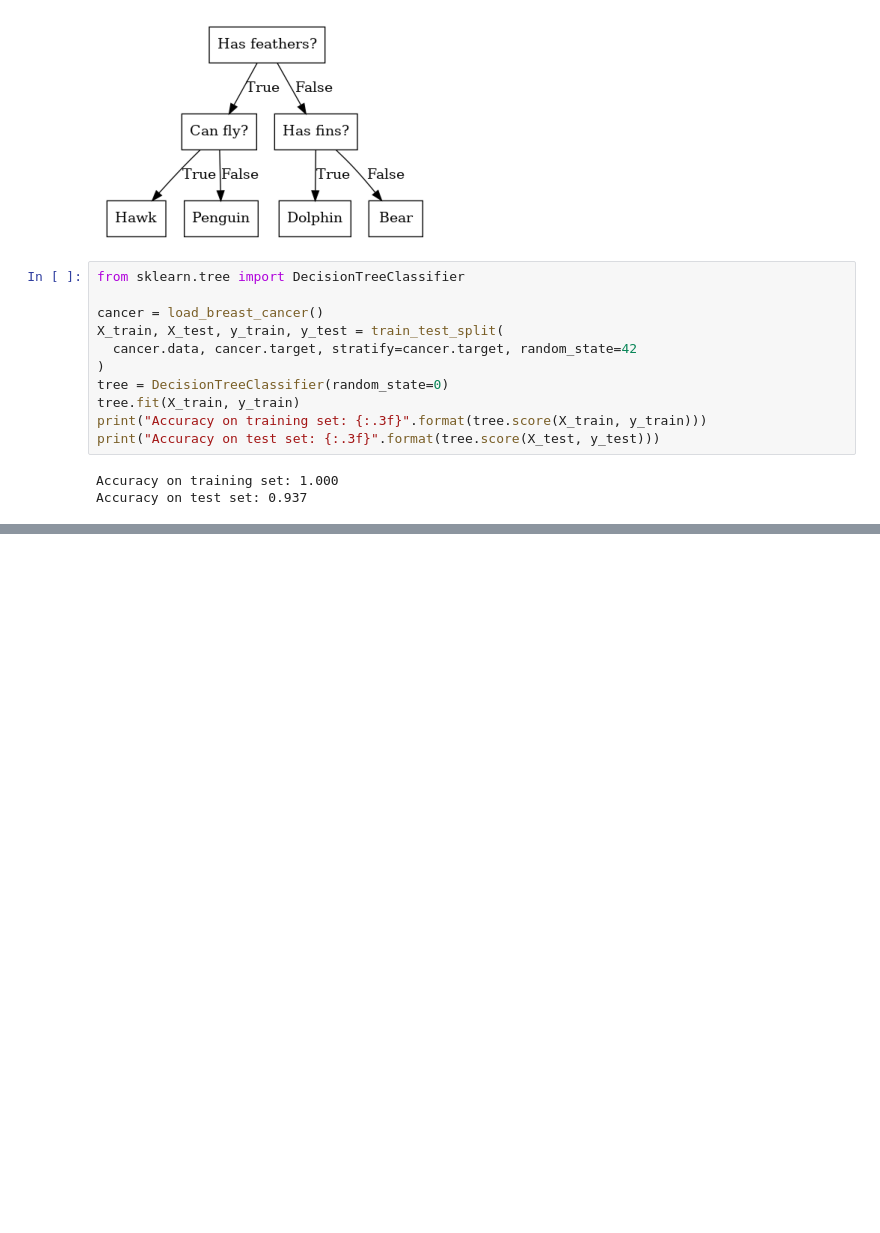
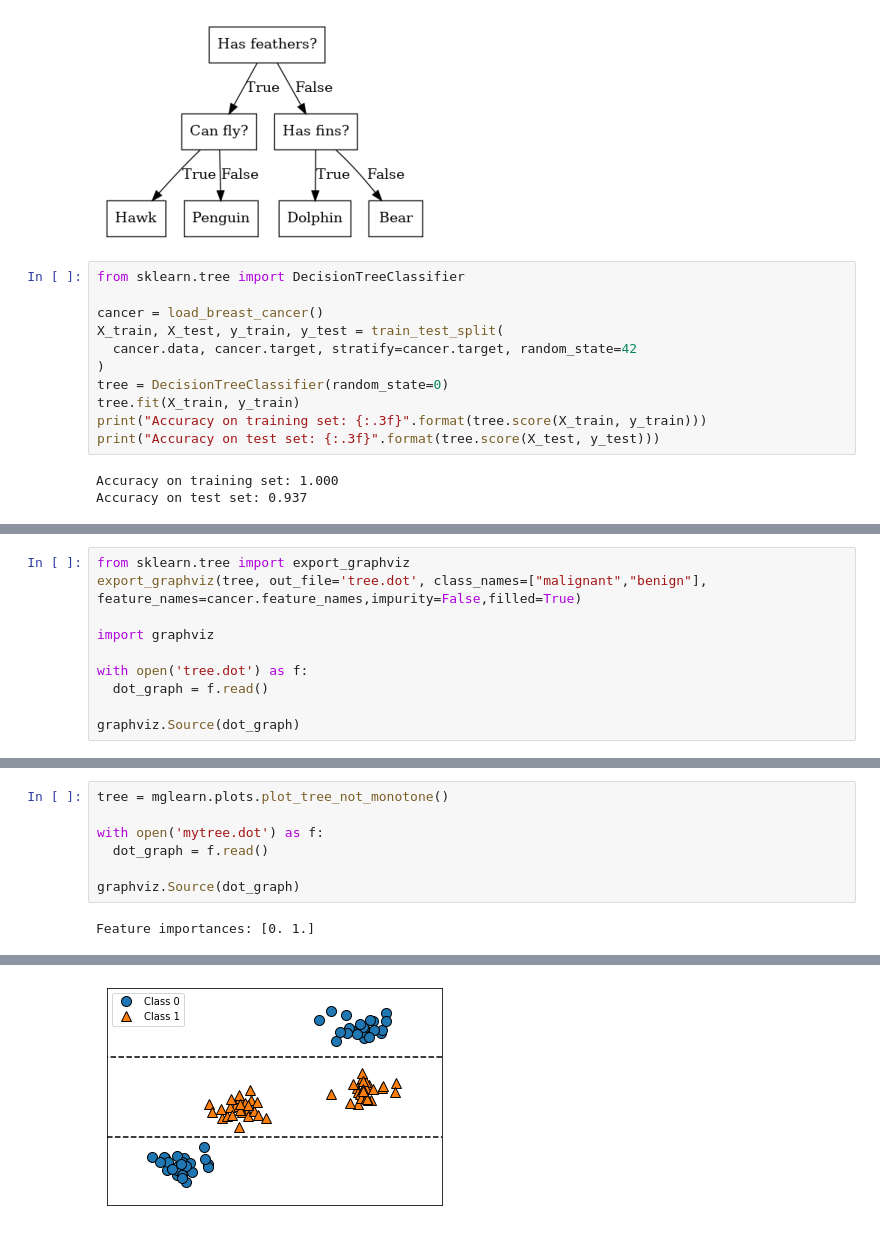
Before and after one commit to tylerkurahashi/python_ML, a Jupyter notebook: Chapter2/2.3.ipynb, the cells around one changed output, grey strips where cells are left out. Saved outputs shown, nothing was run; the diff lists cells and outputs as text; blank space fills up the shorter version.

```diff
--- a/Chapter2/2.3.ipynb
+++ b/Chapter2/2.3.ipynb
@@ -359,0 +368,10 @@ Accuracy on test set: 0.937
+# %%
+from sklearn.tree import export_graphviz
+export_graphviz(tree, out_file='tree.dot', class_names=["malignant","benign"], feature_names=cancer.feature_names,impurity=False,filled=True)
+
+import graphviz
+
+with open('tree.dot') as f:
+  dot_graph = f.read()
+
+graphviz.Source(dot_graph)
@@ -359,0 +391,9 @@ Accuracy on test set: 0.937
+# %%
+tree = mglearn.plots.plot_tree_not_monotone()
+
+with open('mytree.dot') as f:
+  dot_graph = f.read()
+
+graphviz.Source(dot_graph)
+# %% [output]
+Feature importances: [0. 1.]
@@ -359,0 +401 @@ Accuracy on test set: 0.937
+[figure, added]
```
Also changed, not shown: parts of 5 cells of this notebook, 4 other files.
